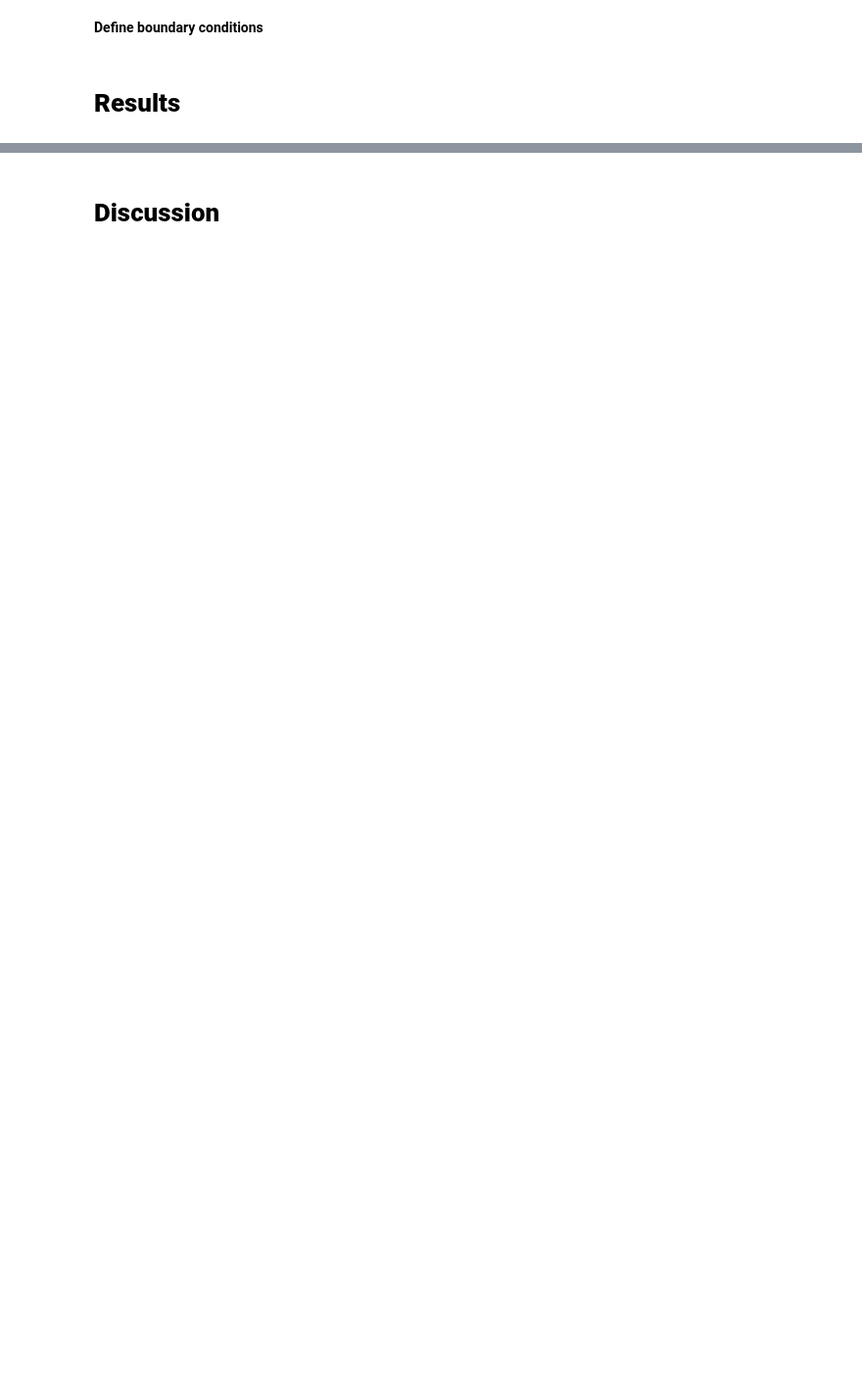
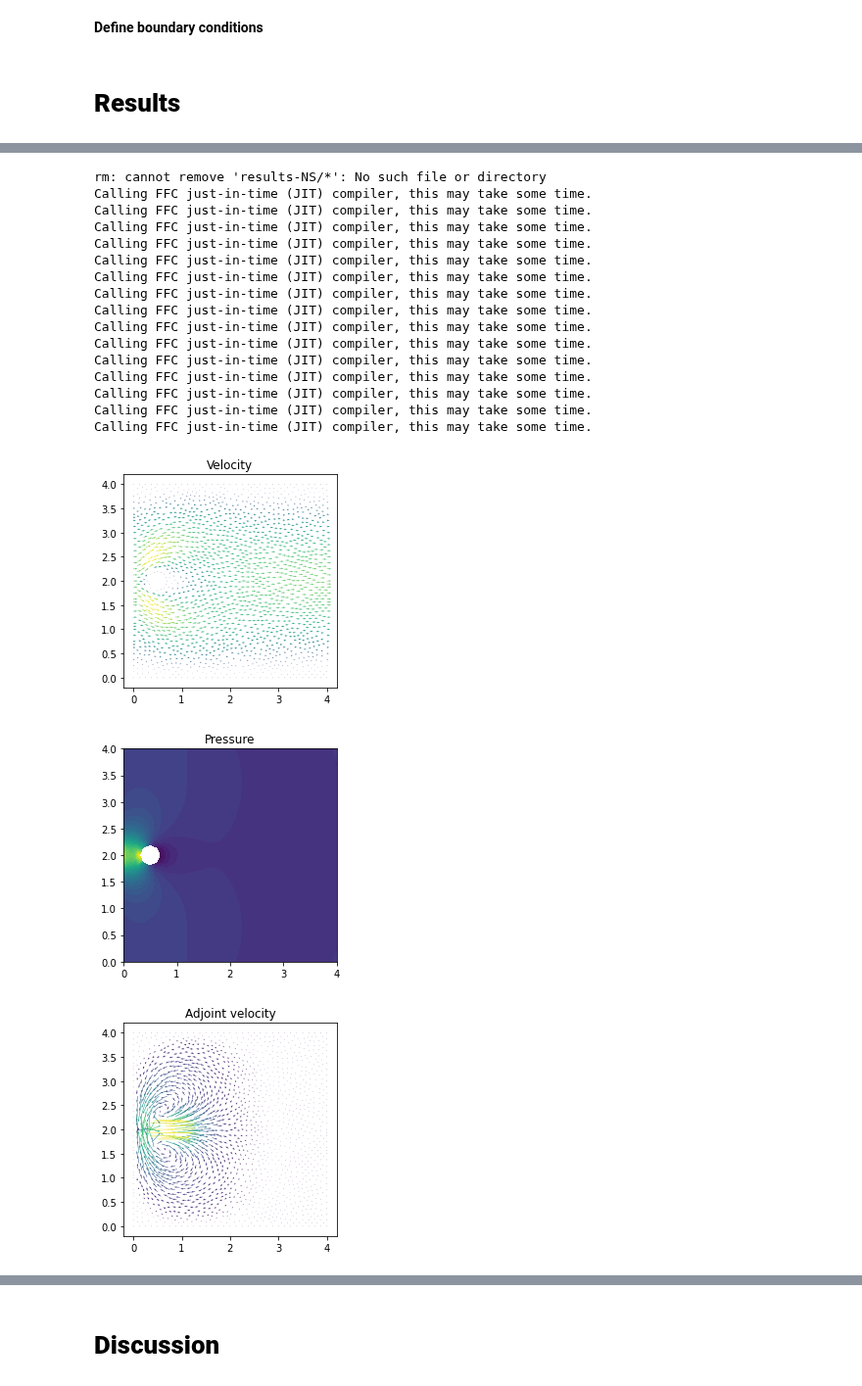
Before and after one commit to johanhoffman/DD2365_VT22, a Jupyter notebook: Lab3/notanumber_lab3.ipynb, the cells around one changed output, grey strips where cells are left out. Shown at 98% size. Cells and saved outputs as stored; diff of their text form; code cells hidden in the pictures; blank space fills up the shorter version.

```diff
--- a/Lab3/notanumber_lab3.ipynb
+++ b/Lab3/notanumber_lab3.ipynb
@@ -438,0 +282,59 @@ Time t = 3.022665674238231
+# %%
+!rm results-NS/*
+
+# Open files to export solution to Paraview
+file_u = File("results-Stokes/u.pvd")
+file_p = File("results-Etokes/p.pvd")
+file_phi = File("results-Stokes/phi.pvd")
+file_theta = File("results-Etokes/theta.pvd")
+
+# Initiate functions to save and visualize the solutions
+u_fcn = project(u, V)
+p_fcn = project(p, Q)
+phi_fcn = project(phi, V)
+theta_fcn = project(theta, Q)
+
+# Save solution to file
+file_u << u_fcn
+file_p << p_fcn
+file_phi << phi_fcn
+file_theta << theta_fcn
+
+# Plot solution
+plt.figure()
+plot(u_fcn, title="Velocity")
+
+plt.figure()
+plot(p_fcn, title="Pressure")
+
+plt.figure()
+plot(phi_fcn, title="Adjoint velocity")
+
+plt.figure()
+plot(theta_fcn, title="Adjoint pressure")
+
+plt.show()
+
+# Export files
+#!tar -czvf results-Stokes.tar.gz results-NS
+#files.download('results-Stokes.tar.gz')
+# %% [output]
+rm: cannot remove 'results-NS/*': No such file or directory
+Calling FFC just-in-time (JIT) compiler, this may take some time.
+Calling FFC just-in-time (JIT) compiler, this may take some time.
+Calling FFC just-in-time (JIT) compiler, this may take some time.
+Calling FFC just-in-time (JIT) compiler, this may take some time.
+Calling FFC just-in-time (JIT) compiler, this may take some time.
+Calling FFC just-in-time (JIT) compiler, this may take some time.
+Calling FFC just-in-time (JIT) compiler, this may take some time.
+Calling FFC just-in-time (JIT) compiler, this may take some time.
+Calling FFC just-in-time (JIT) compiler, this may take some time.
+Calling FFC just-in-time (JIT) compiler, this may take some time.
+Calling FFC just-in-time (JIT) compiler, this may take some time.
+Calling FFC just-in-time (JIT) compiler, this may take some time.
+Calling FFC just-in-time (JIT) compiler, this may take some time.
+Calling FFC just-in-time (JIT) compiler, this may take some time.
+Calling FFC just-in-time (JIT) compiler, this may take some time.
+[figure, added]
+[figure, added]
+[figure, added]
```
Also changed, not shown: parts of 28 cells of this notebook.
